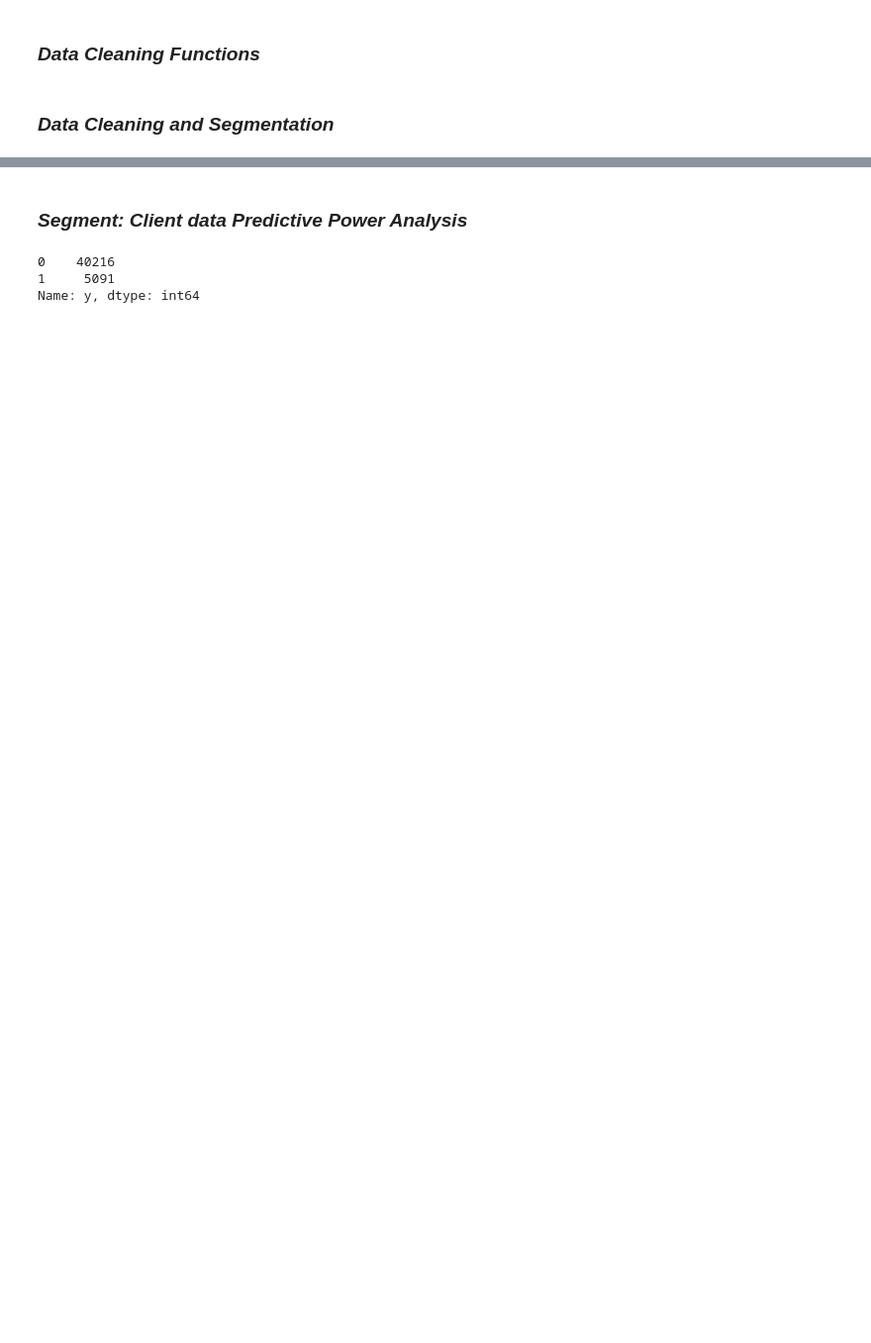
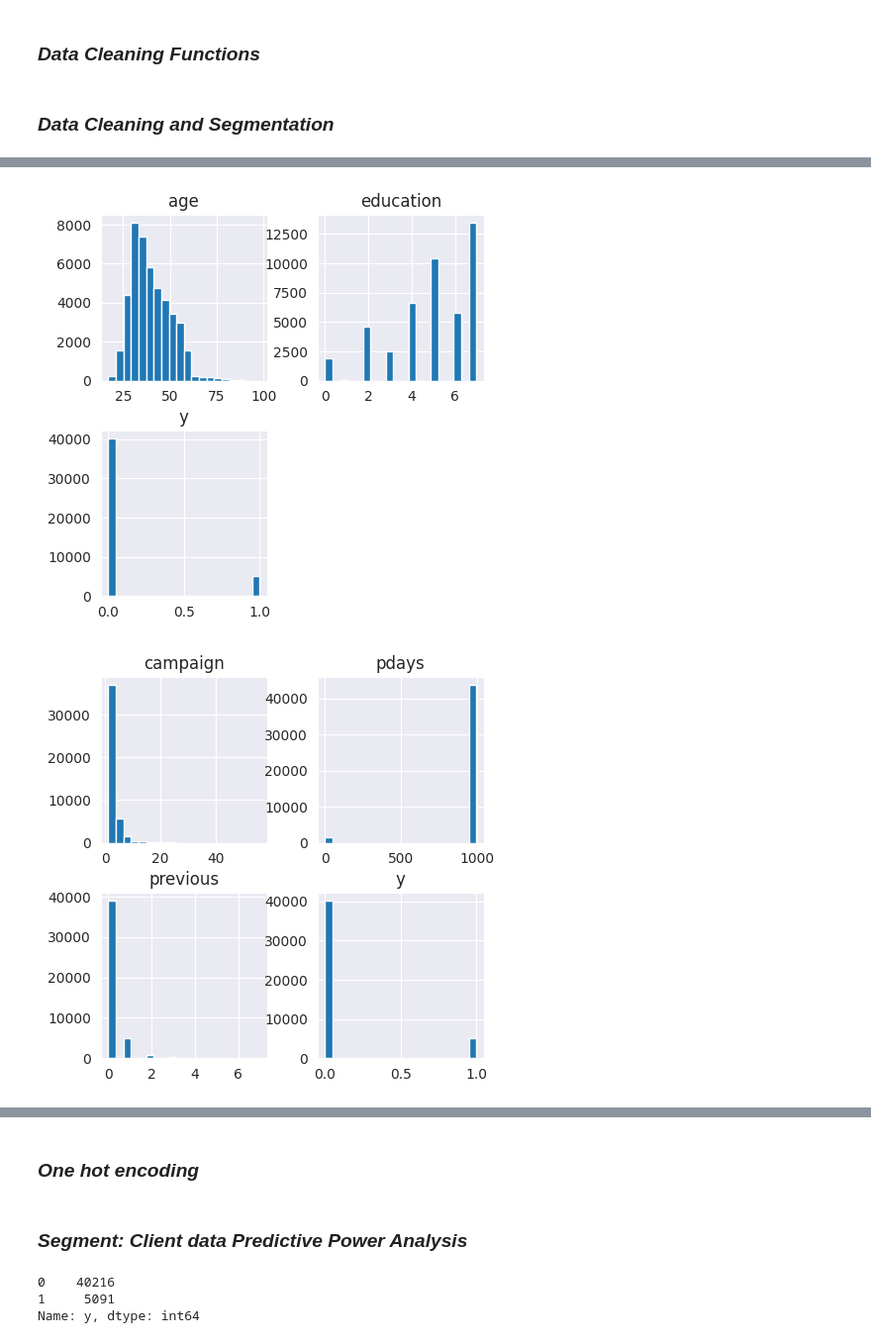
Before and after one commit to mooreaz92/bank_campaign_optimizer, a Jupyter notebook: client_testing.ipynb, the cells around one changed output, grey strips where cells are left out. Shown: that part at 99% size. Cells and saved outputs as stored; diff of their text form; code cells hidden in the pictures; blank space fills up the shorter version.

```diff
--- a/client_testing.ipynb
+++ b/client_testing.ipynb
@@ -106,0 +138,18 @@ def one_hot_encode(df):
+# %%
+### Plotting distributions of the features in the client dataframe
+
+client_df.hist(figsize=(5, 5), bins=20)
+plt.show()
+
+### Plotting distributions of the features in the campaign dataframe
+
+campaign_df.hist(figsize=(5, 5), bins=20)
+plt.show()
+
+### Plotting distributions of the features in the external dataframe
+
+external_df.hist(figsize=(5, 5), bins=20)
+plt.show()
+# %% [output]
+[figure, added]
+[figure, added]
@@ -107 +157,3 @@ def one_hot_encode(df):
+# %% [markdown]
+### *One hot encoding*
 # %%
```
Also changed, not shown: parts of 9 cells of this notebook, 1 other file.
